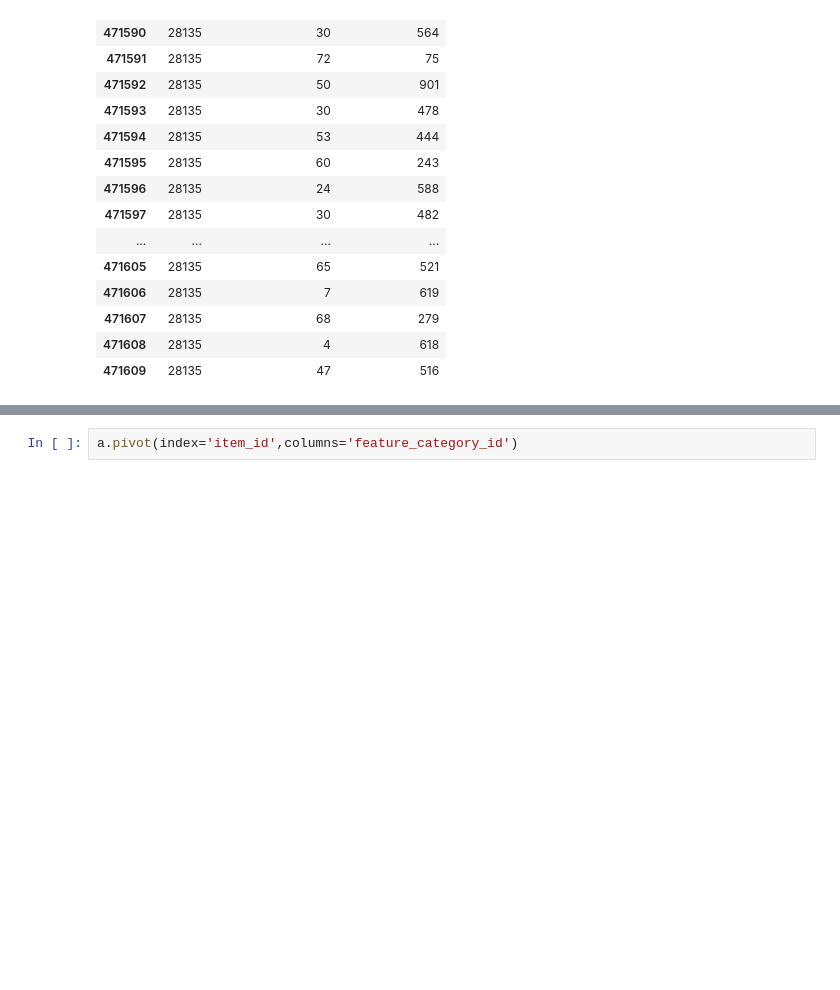
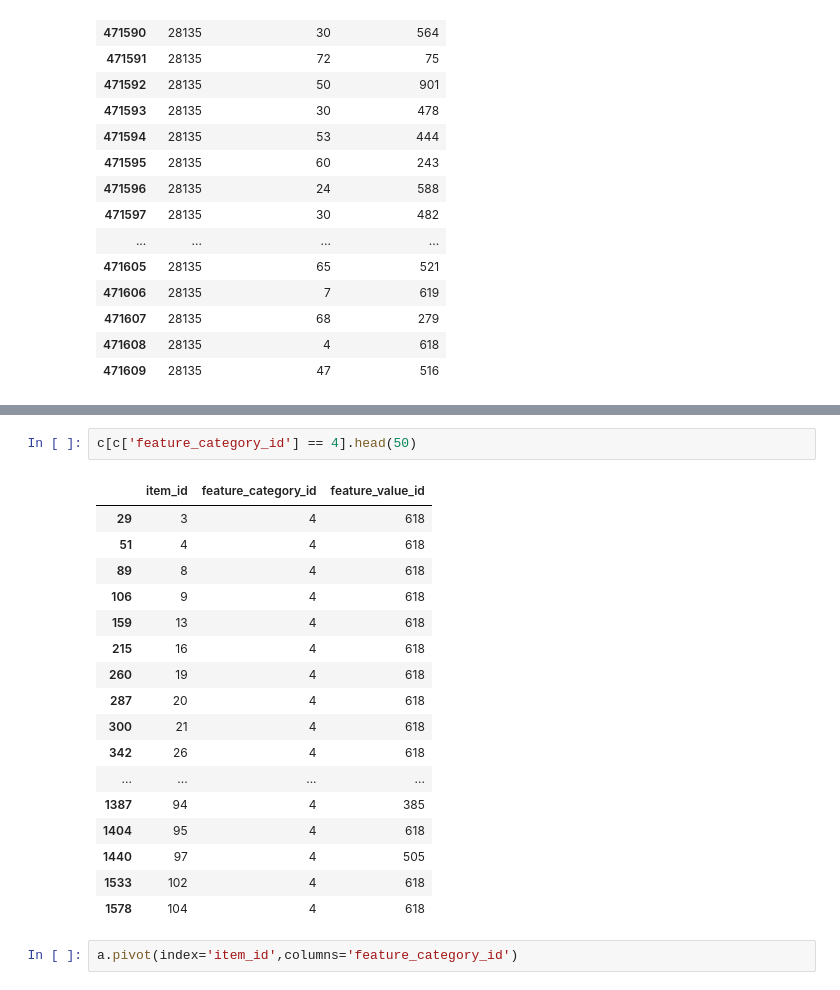
Before and after one commit to Ananassio/Data-Science_lab, a Jupyter notebook: Project/Data.ipynb, the cells around one changed output, grey strips where cells are left out. Saved outputs shown, nothing was run; the diff lists cells and outputs as text; blank space fills up the shorter version.

```diff
--- a/Project/Data.ipynb
+++ b/Project/Data.ipynb
@@ -193,3 +250,23 @@ a[a['feature_category_id'] == 65].head()
+# %%
+c[c['feature_category_id'] == 4].head(50)
+# %% [output]
+|  | item_id | feature_category_id | feature_value_id |
+| 29 | 3 | 4 | 618 |
+| 51 | 4 | 4 | 618 |
+| 89 | 8 | 4 | 618 |
+| 106 | 9 | 4 | 618 |
+| 159 | 13 | 4 | 618 |
+| 215 | 16 | 4 | 618 |
+| 260 | 19 | 4 | 618 |
+| 287 | 20 | 4 | 618 |
+| 300 | 21 | 4 | 618 |
+| 342 | 26 | 4 | 618 |
+| ... | ... | ... | ... |
+| 1387 | 94 | 4 | 385 |
+| 1404 | 95 | 4 | 618 |
+| 1440 | 97 | 4 | 505 |
+| 1533 | 102 | 4 | 618 |
+| 1578 | 104 | 4 | 618 |
 # %%
 a.pivot(index='item_id',columns='feature_category_id')
 # %% [output]
```
Also changed, not shown: parts of 9 cells of this notebook.
